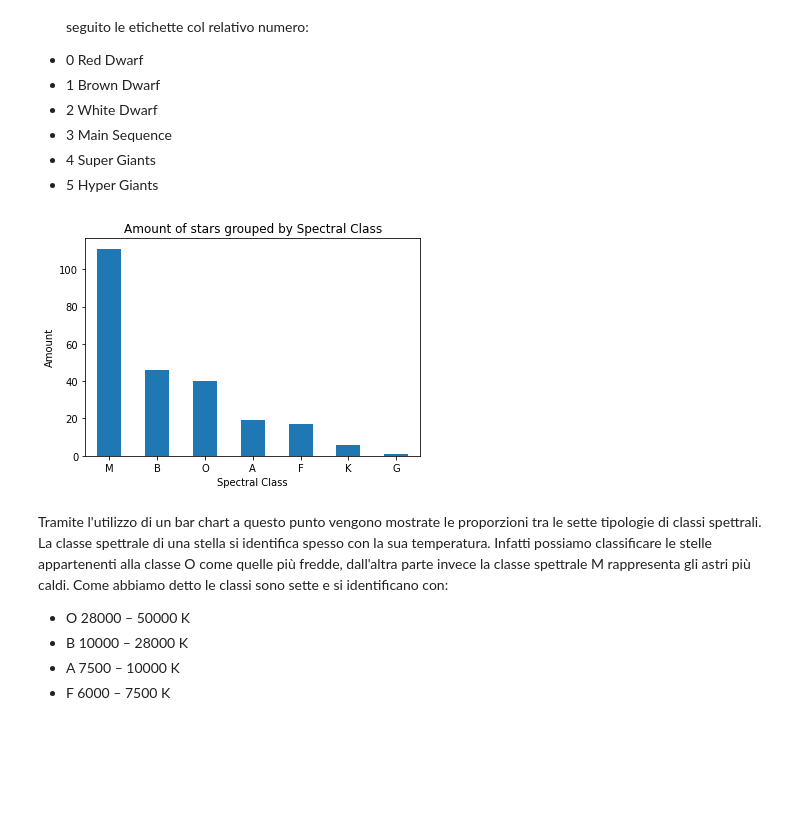
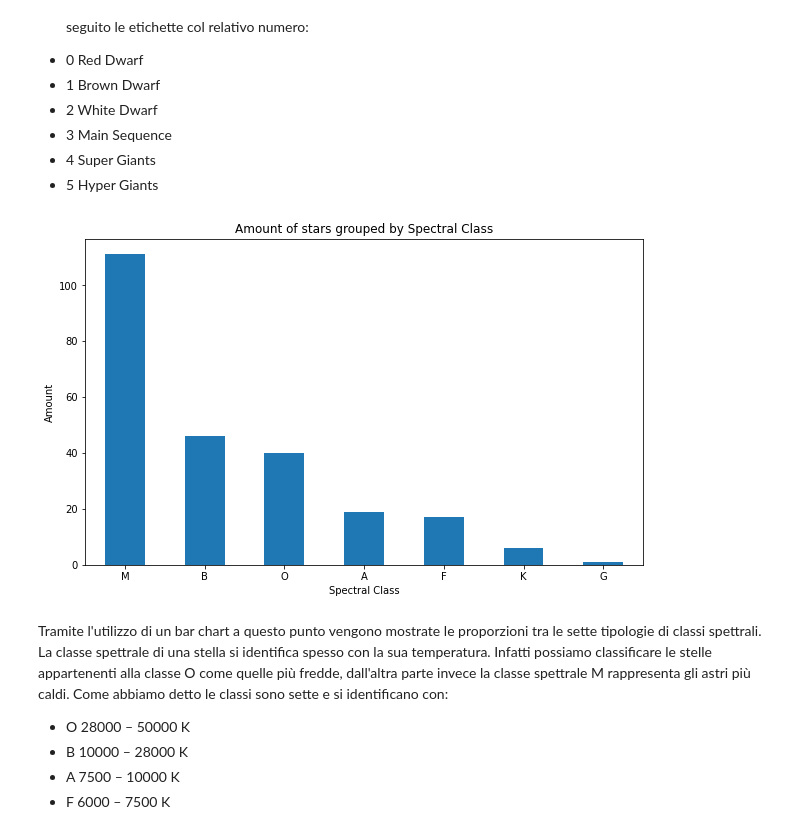
Before and after one commit to riccardomirarchi/nasastarsclassification, a Jupyter notebook: plots.ipynb, the cells around one changed output. Saved outputs shown, nothing was run; the diff lists cells and outputs as text; code cells hidden in the pictures; blank space fills up the shorter version.

```diff
--- a/plots.ipynb
+++ b/plots.ipynb
@@ -46,9 +46,9 @@ Gli attributi sono rispettivamente:
 - 4 Super Giants
 - 5 Hyper Giants
 # %%
-dataset['Spectral_Class'].value_counts().plot.bar(title="Amount of stars grouped by Spectral Class", xlabel= "Spectral Class", ylabel= 'Amount',rot=0);
+dataset['Spectral_Class'].value_counts().plot.bar(title="Amount of stars grouped by Spectral Class", xlabel= "Spectral Class", ylabel= 'Amount',rot=0, figsize=(10,6));
 # %% [output]
-[figure, old version]
+[figure, new version]
 # %% [markdown]
 Tramite l'utilizzo di un bar chart a questo punto vengono mostrate le proporzioni tra le sette tipologie di classi spettrali. La classe spettrale di una stella si identifica spesso con la sua temperatura. Infatti possiamo classificare le stelle appartenenti alla classe O come quelle più fredde, dall'altra parte invece la classe spettrale M rappresenta gli astri più caldi.
 Come abbiamo detto le classi sono sette e si identificano con:
```
Also changed, not shown: parts of 5 cells of this notebook.
